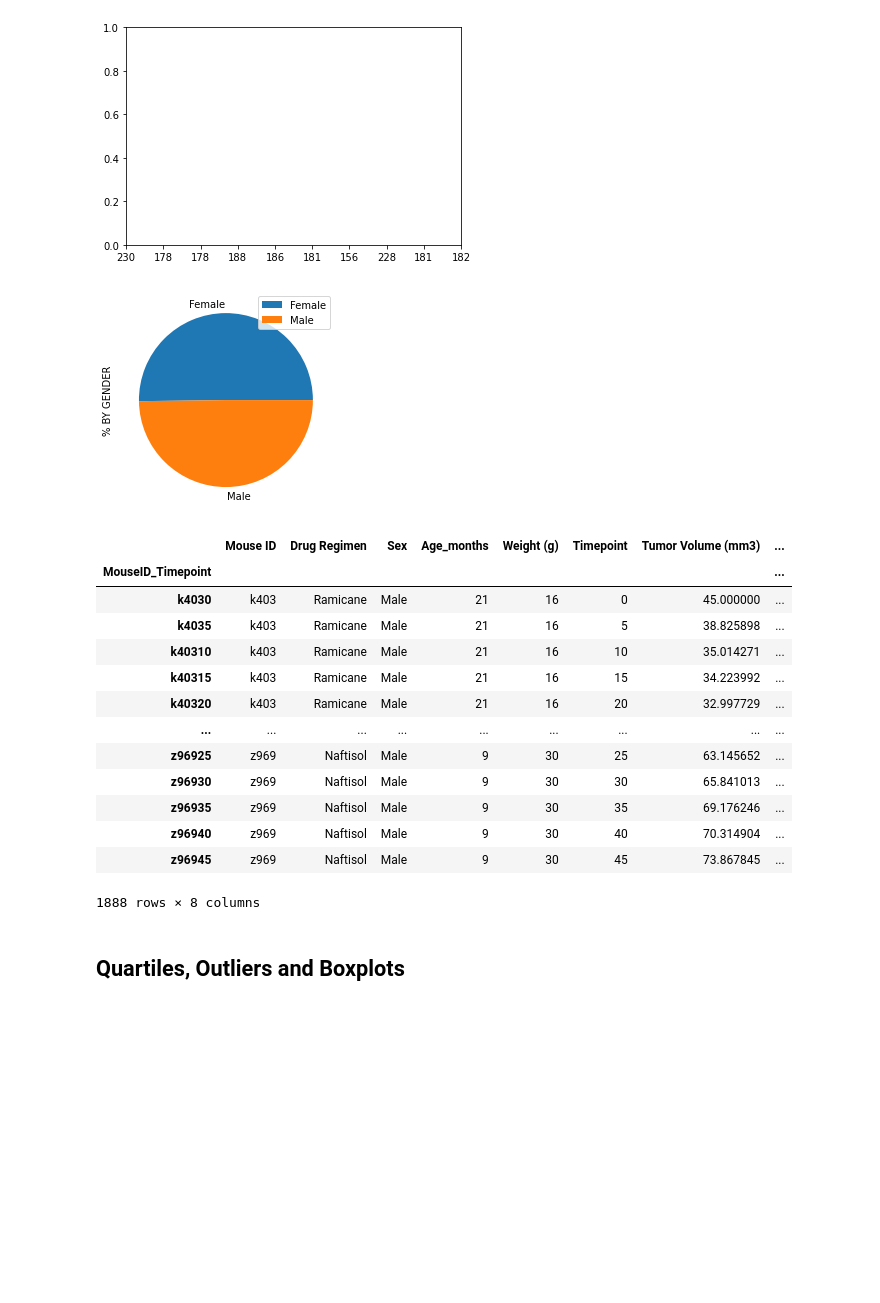
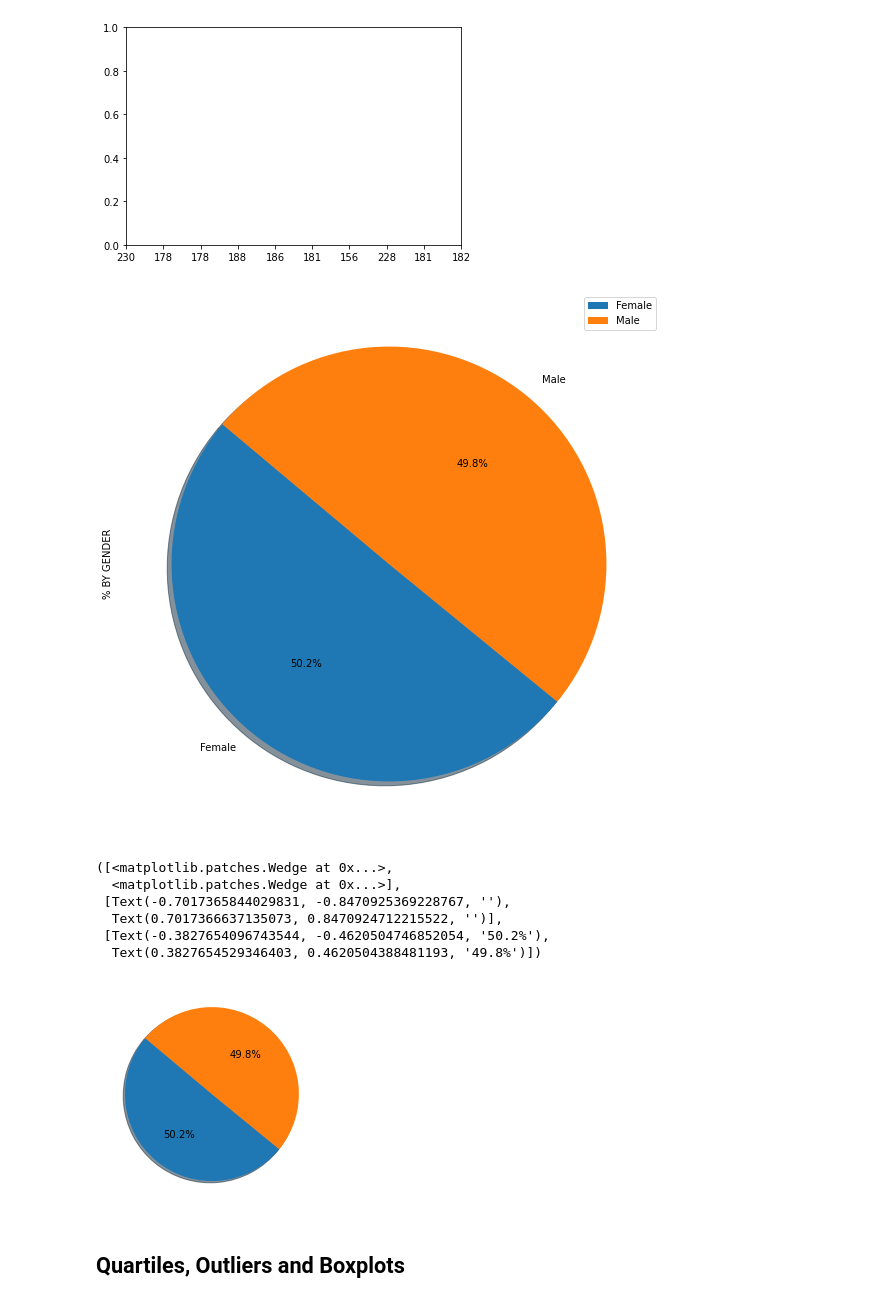
Before and after one commit to TBG1006/Pymaceuticals, a Jupyter notebook: Pymaceuticals.ipynb, the cells around one changed output. Cells and saved outputs as stored; diff of their text form; code cells hidden in the pictures; blank space fills up the shorter version.

```diff
--- a/Pymaceuticals.ipynb
+++ b/Pymaceuticals.ipynb
@@ -185,36 +185,29 @@ plt.xticks(tick_locations, Y_Axis_value)
 # %%
 # Generate a pie plot showing the distribution of female versus male mice using pandas
 total_mice = clean_df["Mouse ID"].nunique()
 gender_group = clean_df.groupby(["Sex"])
 #gender_group.count().head(20)
 gender_count = gender_group["Mouse ID"].nunique()
 #gender_count
 
 percent_by_gender = total_mice/ gender_count *100
 
 gender_bar_df = pd.DataFrame({"% BY GENDER":percent_by_gender,"TOTAL":gender_count})
 
-gender_pie_chart = gender_bar_df.plot.pie(y="% BY GENDER")
+gender_pie_chart = gender_bar_df.plot.pie(y="% BY GENDER", figsize=(15,10), startangle=140, shadow = True, autopct="%1.1f%%")
 # %% [output]
-[figure, old version]
+[figure, new version]
 # %%
 # Generate a pie plot showing the distribution of female versus male mice using pyplot
-clean_df
+plt.pie(percent_by_gender, startangle=140, shadow = True, autopct="%1.1f%%")
 # %% [output]
-|  | Mouse ID | Drug Regimen | Sex | Age_months | Weight (g) | Timepoint | Tumor Volume (mm3) | ... |
-| MouseID_Timepoint |  |  |  |  |  |  |  | ... |
-| k4030 | k403 | Ramicane | Male | 21 | 16 | 0 | 45.000000 | ... |
-| k4035 | k403 | Ramicane | Male | 21 | 16 | 5 | 38.825898 | ... |
-| k40310 | k403 | Ramicane | Male | 21 | 16 | 10 | 35.014271 | ... |
-| k40315 | k403 | Ramicane | Male | 21 | 16 | 15 | 34.223992 | ... |
-| k40320 | k403 | Ramicane | Male | 21 | 16 | 20 | 32.997729 | ... |
-| ... | ... | ... | ... | ... | ... | ... | ... | ... |
-| z96925 | z969 | Naftisol | Male | 9 | 30 | 25 | 63.145652 | ... |
-| z96930 | z969 | Naftisol | Male | 9 | 30 | 30 | 65.841013 | ... |
-| z96935 | z969 | Naftisol | Male | 9 | 30 | 35 | 69.176246 | ... |
-| z96940 | z969 | Naftisol | Male | 9 | 30 | 40 | 70.314904 | ... |
-| z96945 | z969 | Naftisol | Male | 9 | 30 | 45 | 73.867845 | ... |
-1888 rows × 8 columns
+([<matplotlib.patches.Wedge at 0x...>,
+  <matplotlib.patches.Wedge at 0x...>],
+ [Text(-0.7017365844029831, -0.8470925369228767, ''),
+  Text(0.7017366637135073, 0.8470924712215522, '')],
+ [Text(-0.3827654096743544, -0.4620504746852054, '50.2%'),
+  Text(0.3827654529346403, 0.4620504388481193, '49.8%')])
+[figure, added]
 # %% [markdown]
 ## Quartiles, Outliers and Boxplots
 # %%
```
